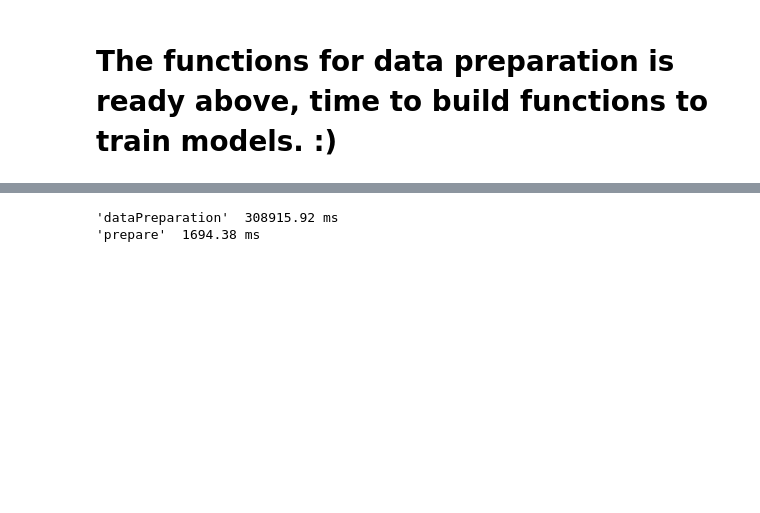
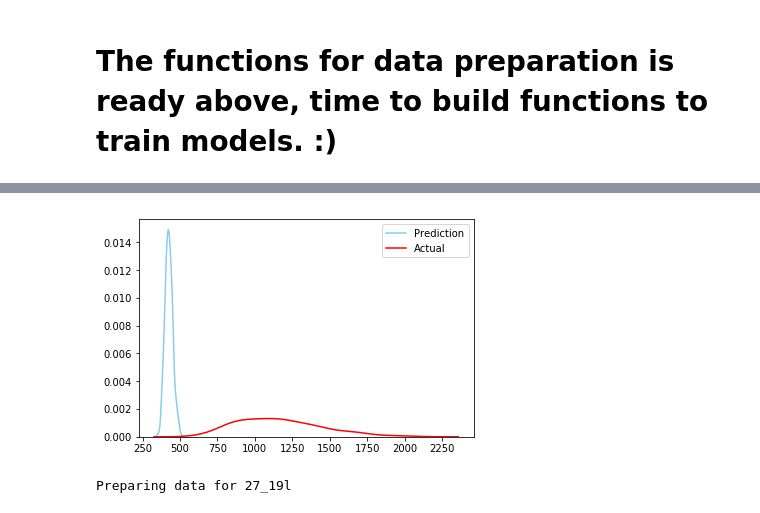
Before and after one commit to xinyuewang1/DublinBusDataAnalysis, a Jupyter notebook: Some fucntions.ipynb, the cells around one changed output, grey strips where cells are left out. Cells and saved outputs as stored; diff of their text form; code cells hidden in the pictures; blank space fills up the shorter version.

```diff
--- a/Some fucntions.ipynb
+++ b/Some fucntions.ipynb
@@ -519,11 +646,13 @@ MAE: 218.80990780467775
+# %%
+plotPred(y_pred,y_test)
+# %% [output]
+[figure, added]
 # %%
 for file in os.listdir('Test/leavetimes/'):
     print('Preparing data for',file)
-    df, id = dataPreparation('Test/leavetimes/'+file)
-    print('spliting dataset')
-    X_train, X_test, y_train, y_test = prepare(df, id)
+    df, id = dataPreparation('Test/leavetimes/'+ file)
+
     print('training data for',id)
-    train(X_train, X_test, y_train, y_test,id)
+    prepareAndTrain(df,id)
 # %% [output]
-'dataPreparation'  308915.92 ms
-'prepare'  1694.38 ms
+Preparing data for 27_19l
```
Also changed, not shown: parts of 19 cells of this notebook.
